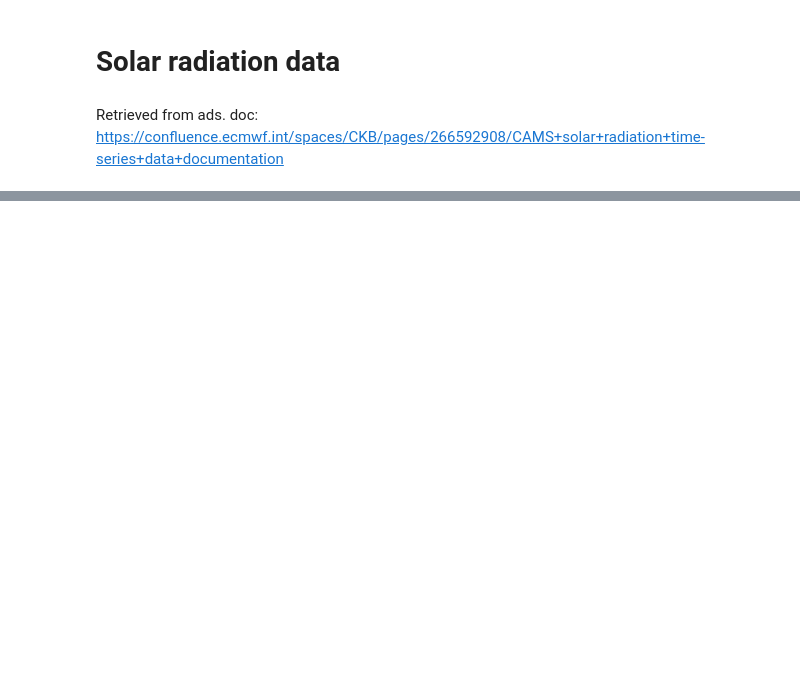
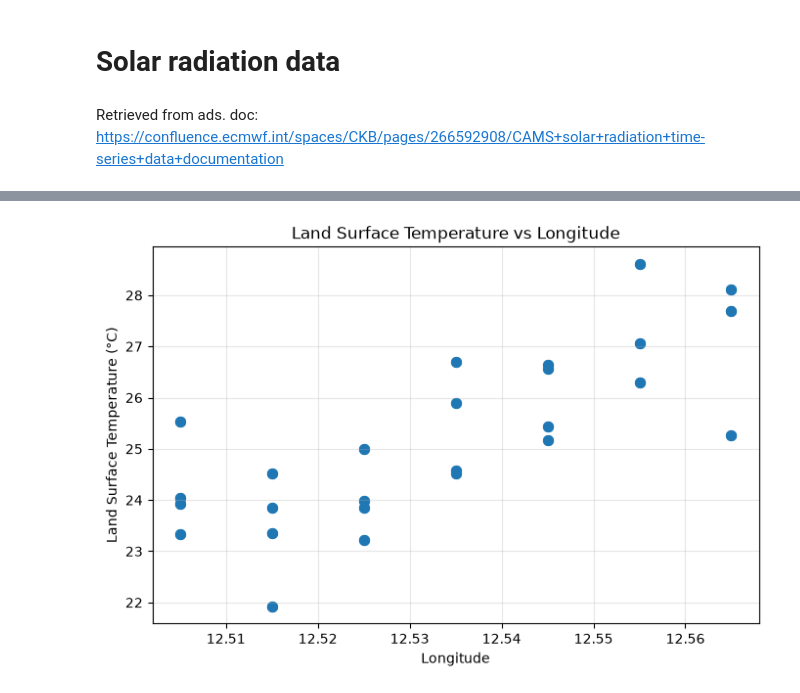
Before and after one commit to Inpatch/Esa_case, a Jupyter notebook: vegetation_heatmap.ipynb, the cells around one changed output, grey strips where cells are left out. Drawn from its saved outputs; the diff is of its cells as text; code cells hidden in the pictures; blank space fills up the shorter version.

```diff
--- a/vegetation_heatmap.ipynb
+++ b/vegetation_heatmap.ipynb
@@ -44,0 +31,7 @@ df
+# %%
+
+file = "data/ESACCI-LST-L3S-LST-IRCDR_-0.01deg_1MONTHLY_DAY-20200701000000-fv3.00.area-subset.55.69.12.57.55.65.12.5.nc"
+
+ds = xr.open_dataset(file, engine="netcdf4")
+
+print(ds)
@@ -44,0 +56,5 @@ df
+# %%
+df = ds.to_dataframe().reset_index()
+
+print(df.head())
+print(df.shape)
@@ -44,0 +79,27 @@ df
+# %%
+import matplotlib.pyplot as plt
+import pandas as pd
+
+# Make sure time is datetime
+df["time"] = pd.to_datetime(df["time"])
+
+# Convert Kelvin to Celsius
+df["lst_c"] = df["lst"] - 273.15
+df["lst_uncertainty_c"] = df["lst_uncertainty"]  # uncertainty is already a temperature difference
+# %%
+plt.figure(figsize=(8, 5))
+
+plt.scatter(
+    df["lon"],
+    df["lst_c"],
+    s=50
+)
+
+plt.xlabel("Longitude")
+plt.ylabel("Land Surface Temperature (°C)")
+plt.title("Land Surface Temperature vs Longitude")
+plt.grid(True, alpha=0.3)
+
+plt.show()
+# %% [output]
+[figure, added]
```
Also changed, not shown: parts of 27 cells of this notebook, 10 other files.
